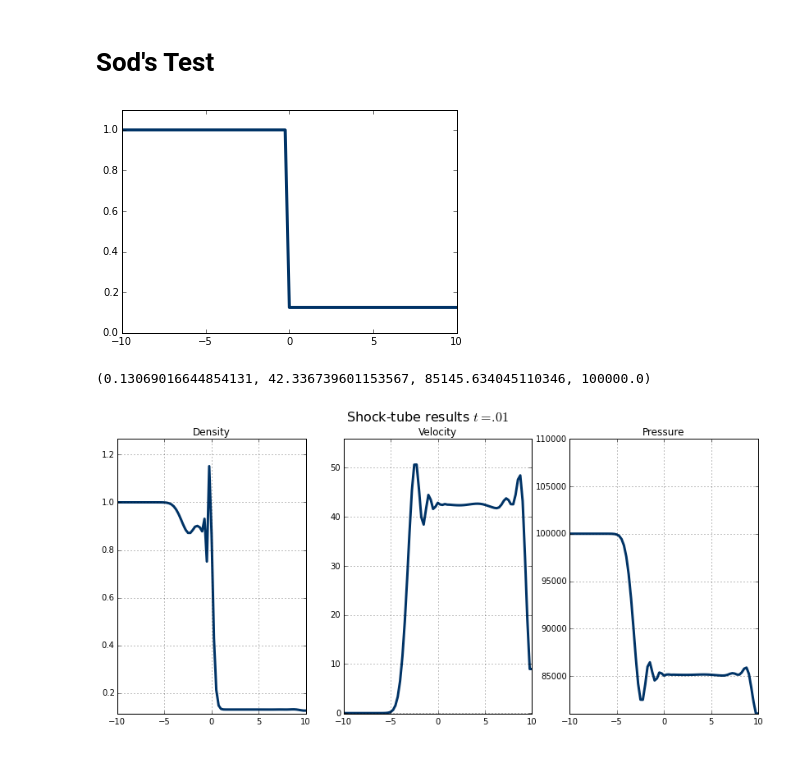
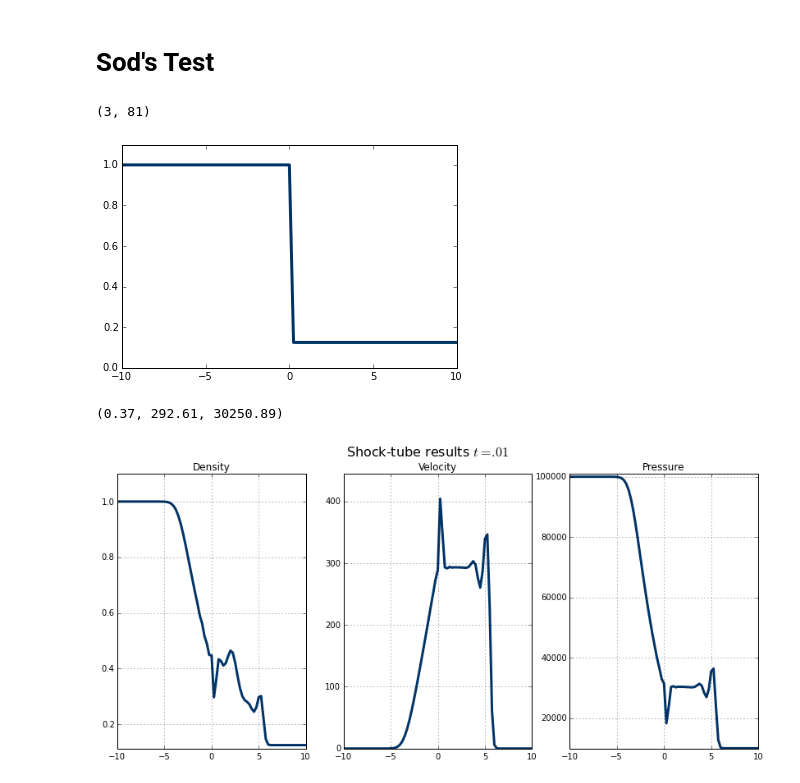
Before and after one commit to Llewelyn62/Git_Math_Examples, a Jupyter notebook: Mod_3_Sods.ipynb, the cells around one changed output. Saved outputs shown, nothing was run; the diff lists cells and outputs as text; code cells hidden in the pictures.

```diff
--- a/Mod_3_Sods.ipynb
+++ b/Mod_3_Sods.ipynb
@@ -8,26 +8,28 @@ import numpy as np
 nx = 81
 dx = .25
 dt = 0.0002
-
-nt = 50
+nt = 50 # This function appears to run out to around 1800, where v and pressure are stable and density is almost even. 3.6seconds.
 #Set up an initial array of values
 U = np.ones((3, nx)) # An array of three variables (density, velocity & energy) x distance.
 #Initial values
-rho_L, rho_R = 1., 0.125
+rho_L, rho_R = 1, 0.125
 vel_L, vel_R = 0, 0
-p_L, p_R = 100000.,10000.
+p_L, p_R = 100000,10000
 gamma = 1.4
 e_L = p_L/((gamma-1)*rho_L)
 e_R = p_R/((gamma-1)*rho_R)
 e_T_L = e_L+(vel_L**2/2.)
 e_T_R = e_R+(vel_R**2/2.)
 #Calculate the initial values in the tube for the first row
-U[0,0:(nx-1)/2] = rho_L
-U[1,0:(nx-1)/2] = rho_L*vel_L #velocity
-U[2,0:(nx-1)/2] = rho_L*e_T_L #energy
-U[0,(nx-1)/2 :] = rho_R #density
-U[1,(nx-1)/2 :] = rho_R*vel_R #velocity
-U[2,(nx-1)/2 :] = rho_L*e_T_R #energy
+U[0,0:41] = rho_L
+U[1,0:41] = rho_L*vel_L #velocity
+U[2,0:41] = rho_L*e_T_L #energy
+U[0,41:] = rho_R #density
+U[1,41:] = rho_R*vel_R #velocity
+U[2,41:] = rho_R*e_T_R #energy
+np.shape(U)
+# %% [output]
+(3, 81)
 # %%
 import matplotlib.pyplot as plt
 %matplotlib inline
@@ -37,7 +39,7 @@ plt.ylim(0,1.1*max(U[0,:]))
 plt.plot(x,U[0,:], color='#003366', ls='-', lw=3)
 plt.show()
 # %% [output]
-[figure, old version]
+[figure, new version]
 # %%
 #Set up functions -- these need to take in some variables and output an array (3) reflecting the vectors f and u.
 def computeF(u_value):
@@ -57,7 +59,7 @@ UN = np.empty_like(U)
 for i in range(nt):
     #Richtmyer
     #Step 1: Create the half-step arrays.
-    UN_plus[:,:-1] = 1./2.*(U[:,:-1] + U[:,1:]) - (dt/(2.*dx))*(computeF(U[:,1:])-computeF(U[:,:-1]))
+    UN_plus[:,:-1] = (U[:,:-1] + U[:,1:])/2 - (dt/(2*dx))*(computeF(U[:,1:])-computeF(U[:,:-1]))
     UN_plus[:,-1] = UN_plus[:,-2]
     UN_minus[:,1:] = UN_plus[:,:-1]
     UN_minus[:,0] = UN_minus[:,1]
@@ -76,33 +78,33 @@ for i in range(nt):
 rho = U[0,:]
 velocity = U[1,:]/U[0,:]
 pressure = (gamma - 1)*(U[2,:] - U[1,:]**2/(2.*U[0,:]))
-rho[50],velocity[50],pressure[50], max(pressure)
+round(rho[51],2), round(velocity[51],2), round(pressure[51],2)
 # %% [output]
-(0.13069016644854131, 42.336739601153567, 85145.634045110346, 100000.0)
+(0.37, 292.61, 30250.89)
 # %%
 import matplotlib.pyplot as plt
 plt.rcParams['figure.figsize'] = 14, 6
 x = np.linspace(-10, 10,nx)
 
 fig, (ax0, ax1,ax2) = plt.subplots(ncols=3)
 fig.suptitle('Shock-tube results $t=.01$', fontsize=16)
 ax0.grid(True)
 ax0.plot(x, rho[:],color='#003366', ls='-', lw=3)
 ax0.set_title('Density')
 ax0.set_ylim(min(rho)*.9,max(rho)*1.1)
 ax1.grid(True)
 ax1.plot(x, velocity[:],color='#003366', ls='-', lw=3)
 ax1.set_title('Velocity')
 ax1.set_ylim(min(velocity)-.1,max(velocity)*1.1+.2)
 ax2.grid(True)
 ax2.plot(x, pressure[:],color='#003366', ls='-', lw=3)
 ax2.set_title('Pressure')
-ax2.set_ylim(min(pressure)-1,max(pressure)*1.1+1)
+ax2.set_ylim(min(pressure)-100,max(pressure)*1.01)
 
 # Tweak spacing between subplots to prevent labels from overlapping
 plt.subplots_adjust(hspace=0.5)
 
 plt.show()
 fig.savefig('velocity.png',dpi=200, format='png')
 # %% [output]
-[figure, old version]
+[figure, new version]
```
Also changed, not shown: 1 other file.
